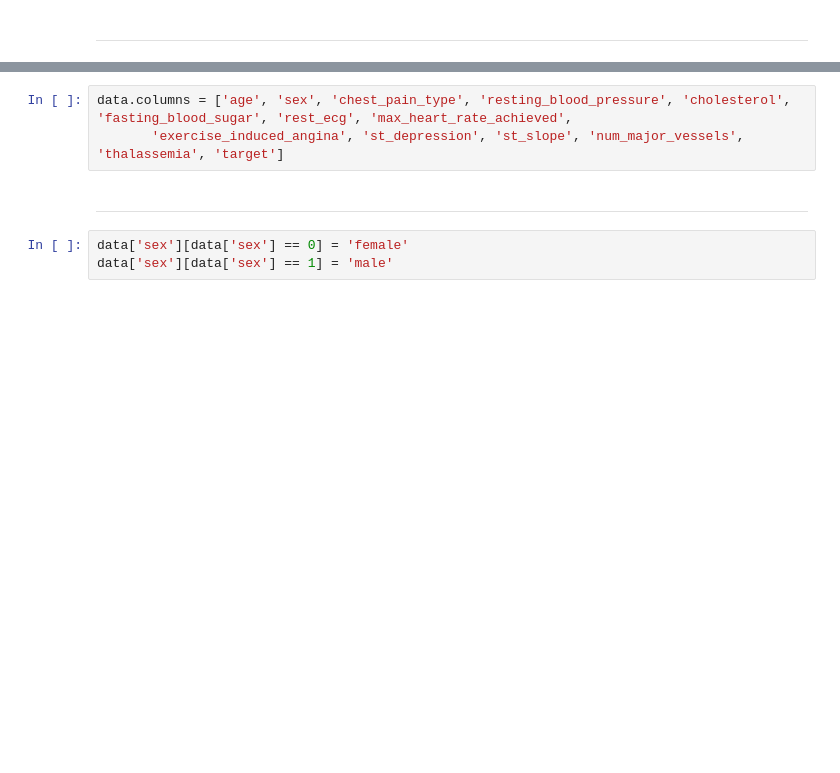
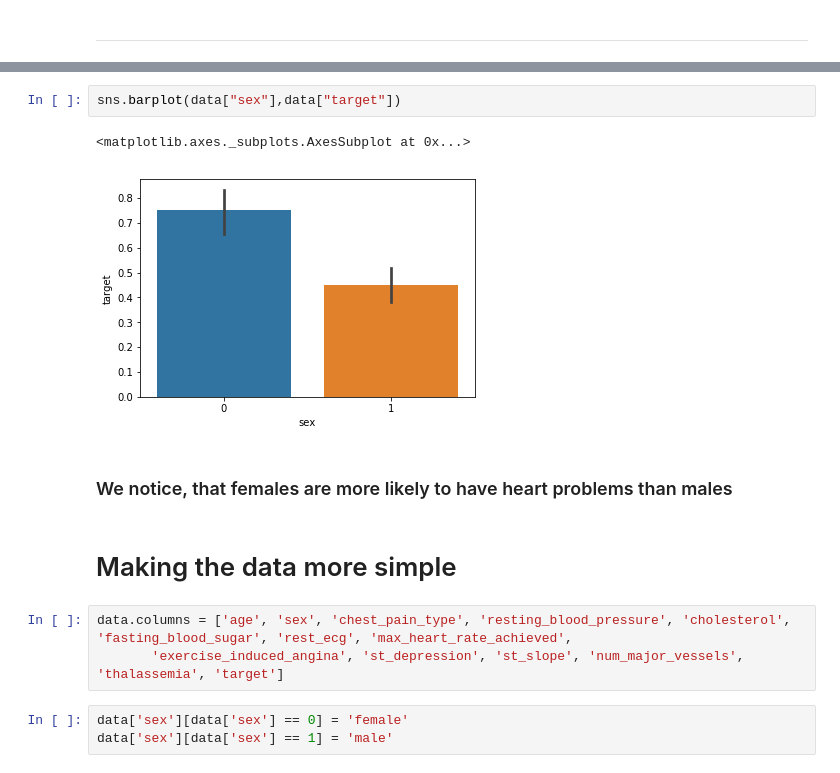
Before and after one commit to chayandatta/Heart_disease_prediction, a Jupyter notebook: HeartDisease.ipynb, the cells around one changed output, grey strips where cells are left out. Cells and saved outputs as stored; diff of their text form; blank space fills up the shorter version.

```diff
--- a/HeartDisease.ipynb
+++ b/HeartDisease.ipynb
@@ -43,8 +152,15 @@ data.head()
+# %%
+sns.barplot(data["sex"],data["target"])
+# %% [output]
+<matplotlib.axes._subplots.AxesSubplot at 0x...>
+[figure, added]
+# %% [markdown]
+### We notice, that females are more likely to have heart problems than males
+# %% [markdown]
+# Making the data more simple
 # %%
 data.columns = ['age', 'sex', 'chest_pain_type', 'resting_blood_pressure', 'cholesterol', 'fasting_blood_sugar', 'rest_ecg', 'max_heart_rate_achieved',
        'exercise_induced_angina', 'st_depression', 'st_slope', 'num_major_vessels', 'thalassemia', 'target']
-# %% [markdown]
- -----------------------------------------------------------------------------------
 # %%
 data['sex'][data['sex'] == 0] = 'female'
 data['sex'][data['sex'] == 1] = 'male'
```
Also changed, not shown: parts of 82 cells of this notebook.
